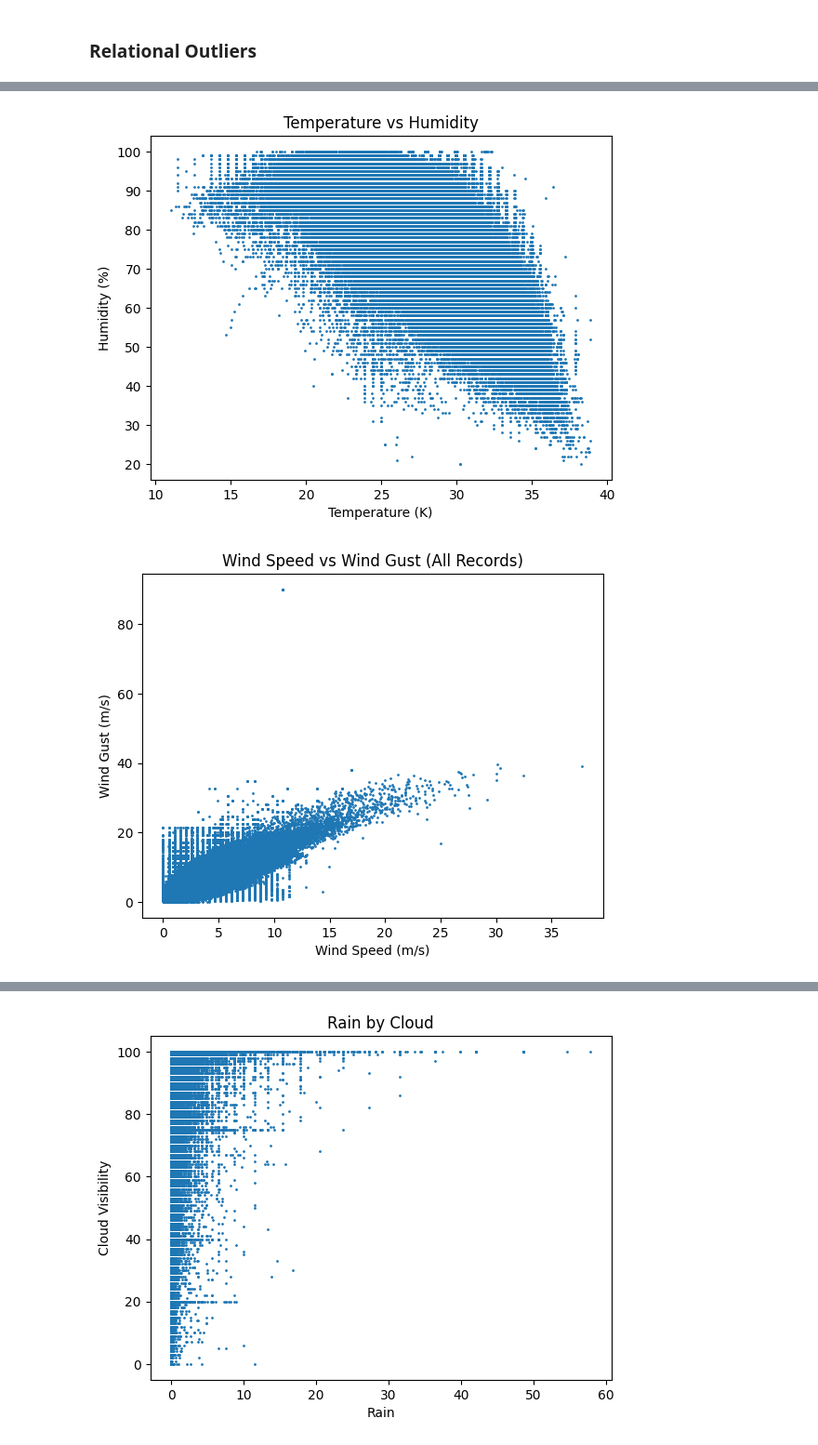
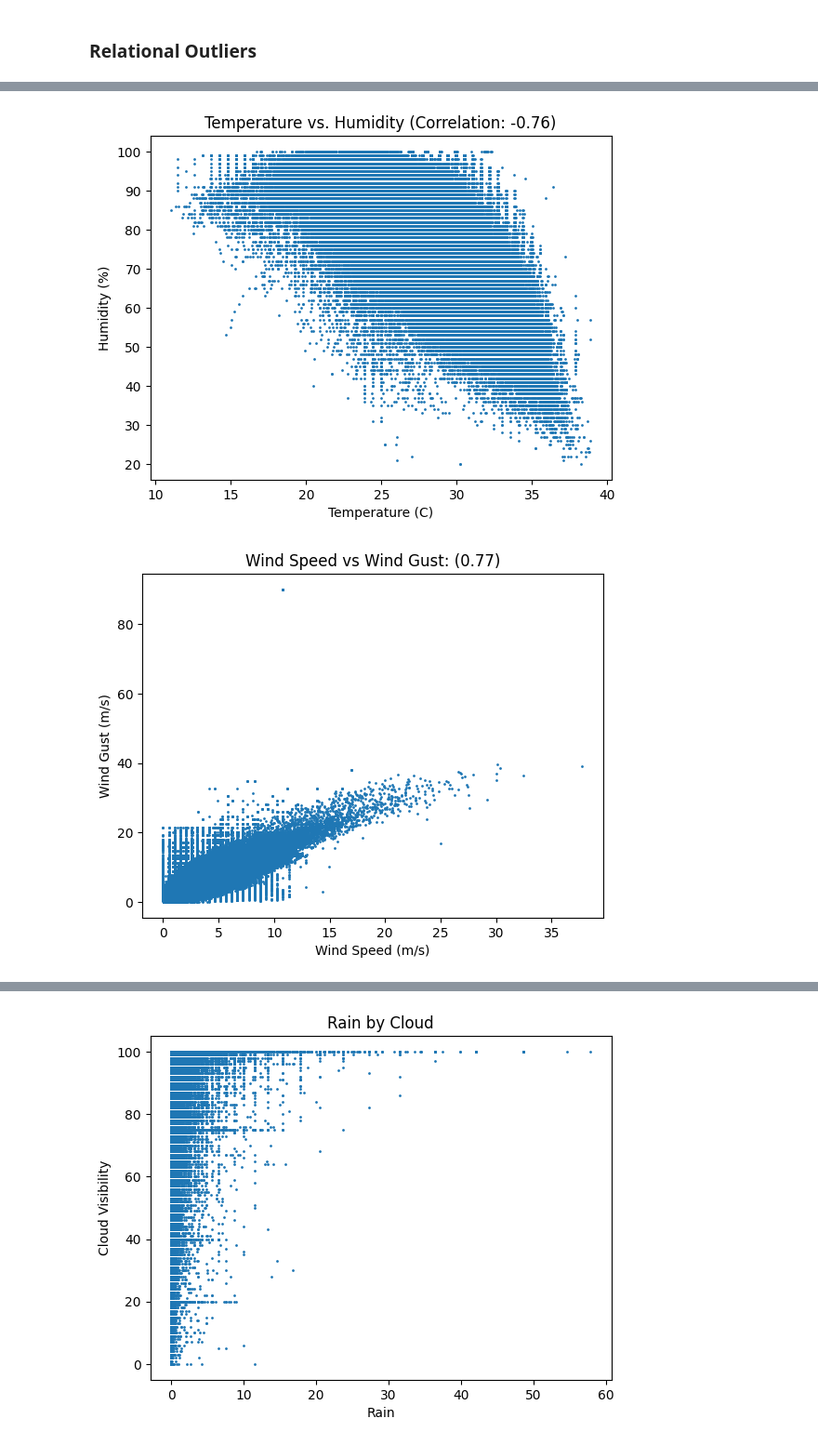
Before and after one commit to Lanzero225/Python-Notebooks, a Jupyter notebook: Philippine Weather/weather.ipynb, the cells around one changed output, grey strips where cells are left out. Shown at 93% size. Cells and saved outputs as stored; diff of their text form; code cells hidden in the pictures.

```diff
--- a/Philippine Weather/weather.ipynb
+++ b/Philippine Weather/weather.ipynb
@@ -369,12 +349,14 @@ weather_dataframe[wind_relation_outliers]
 # %%
 plt.figure()
 plt.scatter(weather_dataframe['main.temp'], weather_dataframe['main.humidity'], s=1)
-plt.xlabel('Temperature (K)')
+plt.xlabel('Temperature (C)')
 plt.ylabel('Humidity (%)')
-plt.title('Temperature vs Humidity')
+correlation = weather_dataframe['main.temp'].corr(weather_dataframe['main.humidity'])
+title = f'Temperature vs. Humidity (Correlation: {correlation:.2f})'
+plt.title(title)
 plt.show()
 # %% [output]
-[figure, old version]
+[figure, new version]
 # %%
 plt.figure()
 plt.scatter(
@@ -384,7 +366,11 @@ plt.scatter(
 )
 plt.xlabel("Wind Speed (m/s)")
 plt.ylabel("Wind Gust (m/s)")
-plt.title("Wind Speed vs Wind Gust (All Records)")
+
+correlation = weather_dataframe['wind.speed'].corr(weather_dataframe['wind.gust'])
+title = f'Wind Speed vs Wind Gust: ({correlation:.2f})'
+plt.title(title)
+
 plt.show()
 # %% [output]
-[figure, old version]
+[figure, new version]
```
Also changed, not shown: parts of 27 cells of this notebook.
